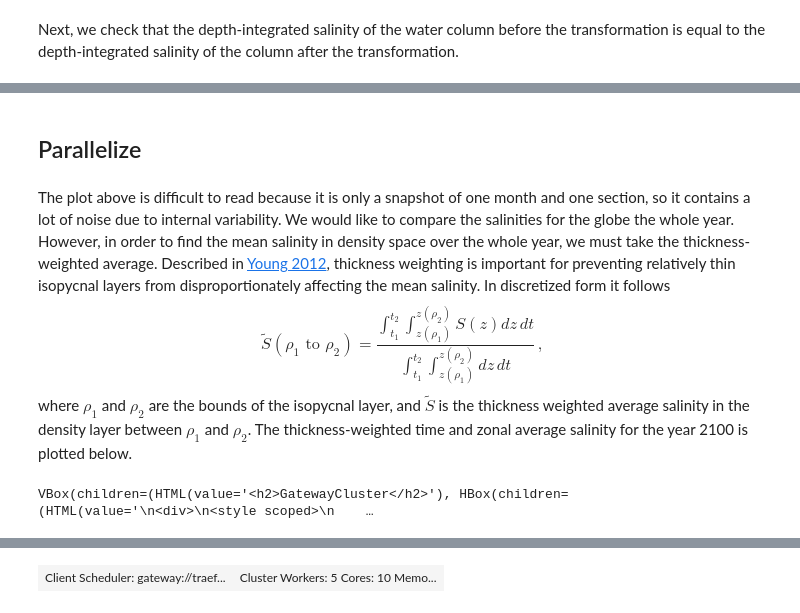
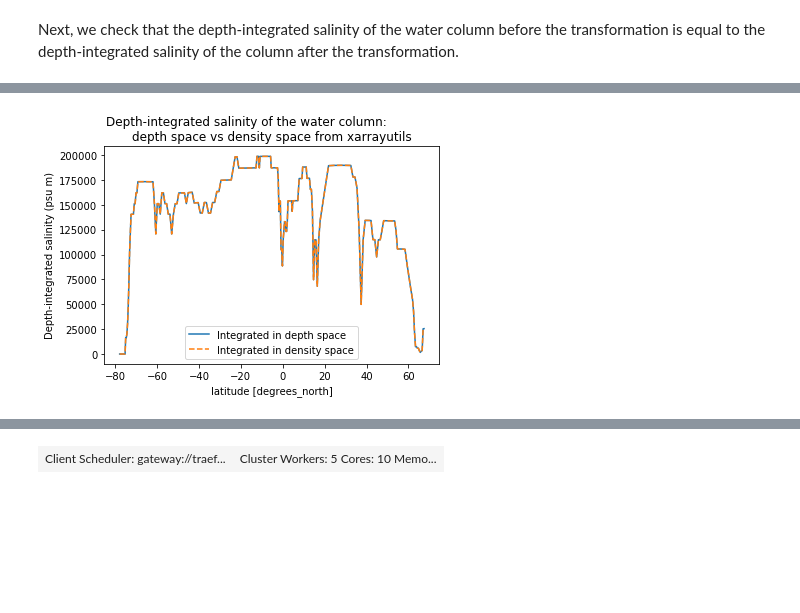
Before and after one commit to cspencerjones/vertical_regridding, a Jupyter notebook: xarrayutils_xlayers.ipynb, the cells around one changed output, grey strips where cells are left out. Saved outputs shown, nothing was run; the diff lists cells and outputs as text; code cells hidden in the pictures; blank space fills up the shorter version.

```diff
--- a/xarrayutils_xlayers.ipynb
+++ b/xarrayutils_xlayers.ipynb
@@ -193,11 +163,16 @@ These simulations begin in 2015. We choose to compare salinities in 2100, the fi
 # %%
-#Define lev_bounds to be the cell edges in the vertical, and fill nans with zeros
-ds = ds.assign_coords(lev_bounds = np.concatenate([ds.lev_bnds[:,0].values,[6000]]),dims='lev_bounds');
+# Define the densities used in the new coordinate system
+t_vals = np.hstack([np.arange(20.4, 28.1, 0.1)])
+
+# Define lev_bounds to be the cell edges in the vertical
+ds = ds.assign_coords(lev_bounds = np.concatenate([ds.lev_bnds[:, 0].values, [6000]]), dims='lev_bounds');
+
+# fill nans in the salinity with zeros
 ds['so'] = ds['so'].fillna(0)
 
-#density and salinity on this section,
-#so that both methods are on a level playing field for benchmarking
-ds_slice = ds.sel(i=255,j=slice(0,250),time='2100-01').load()
+# load density and salinity on the chosen section in January 2100,
+# so that both methods are on a level playing field for benchmarking
+ds_slice = ds.sel(i=255, j=slice(0, 250), time='2100-01').sel(experiment_id='ssp126').load()
 ds_slice.load()
 # %% [output]
 <xarray.Dataset>
@@ -294,7 +242,0 @@ def apply_xarrayutils(ds_slice):
-# %%
-#start the timer
-start = time.time()
-#apply xarrayutils to a single slice of salinity data
-ds_dens_cons, z_dens_bounds=apply_xarrayutils(ds_slice)
-end = time.time()
-print('It takes {:.2f} seconds to perform this transformation using xarrayutils'.format(end-start))
@@ -426,20 +245,20 @@ In the right two panels, lighter waters (which are found in the tropics and subt
-# %% [markdown]
-## Parallelize
-# %% [markdown]
-The plot above is difficult to read because it is only a snapshot of one month and one section, so it contains a lot of noise due to internal variability. We would like to compare the salinities for the globe the whole year. However, in order to find the mean salinity in density space over the whole year, we must take the thickness-weighted average. Described in [Young 2012](https://doi.org/10.1175/JPO-D-11-0102.1), thickness weighting is important for preventing relatively thin isopycnal layers from disproportionately affecting the mean salinity. In discretized form it follows
-\begin{equation}
-\tilde{S}(\rho_1 \mbox{ to } \rho_2)=\frac{\int_{t_1}^{t_2}\int_{z(\rho_1)}^{z(\rho_2)} S(z) dz \, dt}{\int_{t_1}^{t_2}\int_{z(\rho_1)}^{z(\rho_2)} dz\, dt} \, ,
-\end{equation}
-where $\rho_1$ and $\rho_2$ are the bounds of the isopycnal layer, and $\tilde{S}$ is the thickness weighted average salinity in the density layer between $\rho_1$ and $\rho_2$. The thickness-weighted time and zonal average salinity for the year 2100 is plotted below.
-# %%
-#Set up a cluster using dask
-from dask_gateway import Gateway
-from dask.distributed import Client
-
-gateway = Gateway()
-cluster = gateway.new_cluster()
-
-cluster.scale(5)
-cluster
-# %% [output]
-VBox(children=(HTML(value='<h2>GatewayCluster</h2>'), HBox(children=(HTML(value='\n<div>\n<style scoped>\n    …
+# %%
+# find the height of the grid cells in density space
+dz_remapped = z_dens_bounds.diff('regridded').rename({'regridded':'remapped'})
+dz_remapped.coords['remapped'] = ds_dens_cons.coords['remapped'].values
+
+# find the depth integrated salinity in depth space (blue line) for a single experiment for easy comparison
+sal_depth = ((ds_slice.so*ds.lev_bnds.diff('bnds')).sum('lev'))
+
+# find the depth integrated salinity in density space (orange dashed line)
+sal_dens = (ds_dens_cons*dz_remapped).sum('remapped')
+
+# plot the depth-integrated salinity before and after transformation
+sal_depth.swap_dims({'j':'latitude'}).plot()
+sal_dens.swap_dims({'j':'latitude'}).plot(linestyle='dashed')
+plt.ylabel('Depth-integrated salinity (psu m)')
+plt.legend(('Integrated in depth space', 'Integrated in density space'))
+plt.title('Depth-integrated salinity of the water column:\
+             \ndepth space vs density space from xarrayutils');
+# %% [output]
+[figure, added]
```
Also changed, not shown: parts of 59 cells of this notebook.
